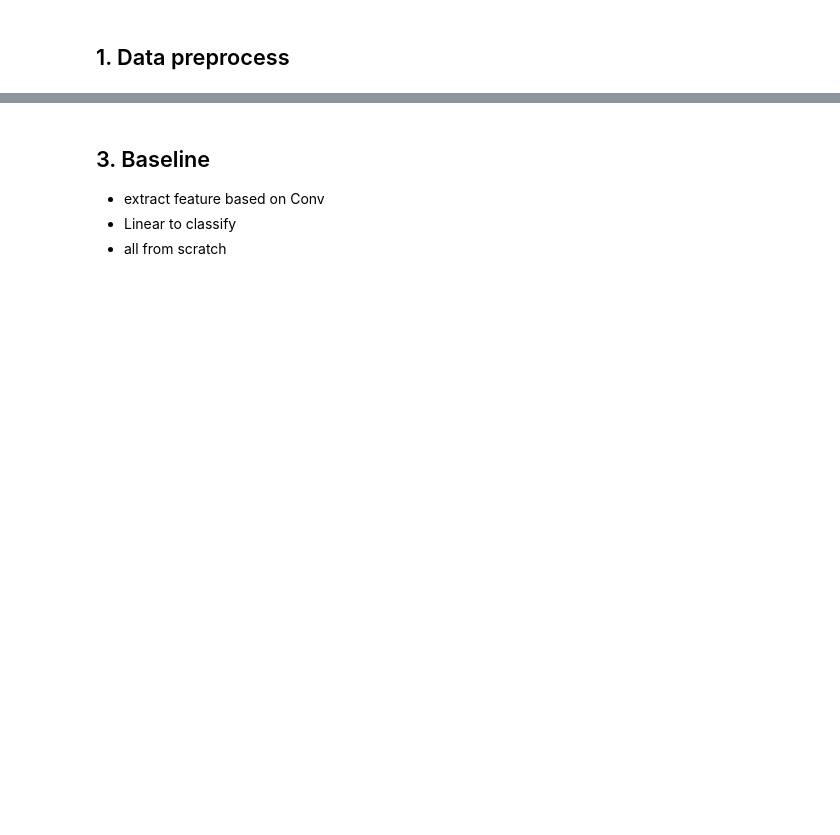
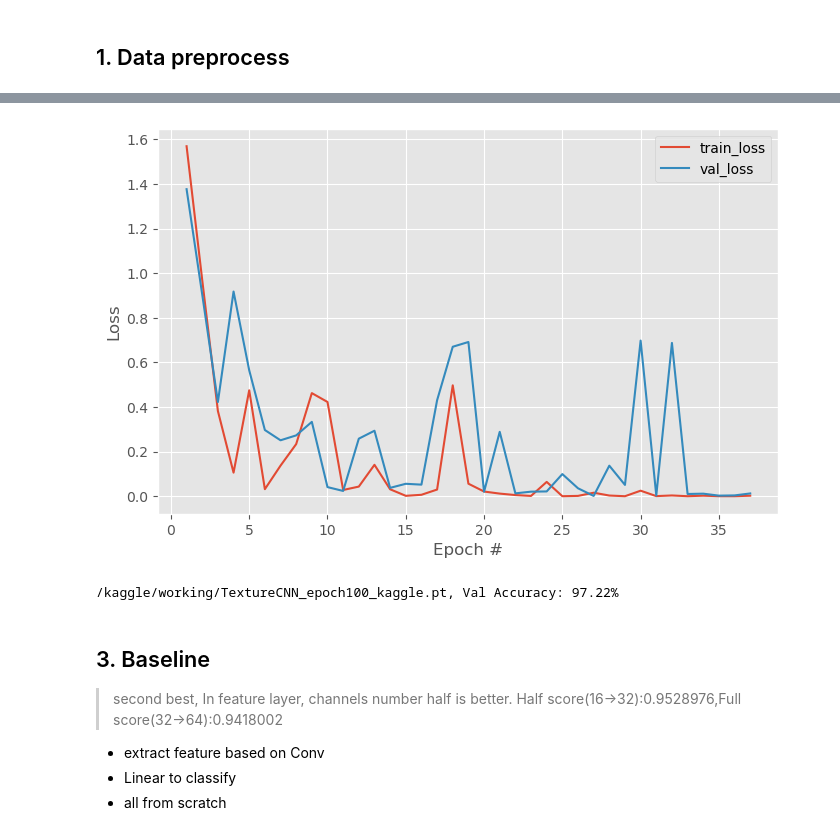
Before and after one commit to How-Wang/Defect-Classifications-of-AOI, a Jupyter notebook: final.ipynb, the cells around one changed output, grey strips where cells are left out. Drawn from its saved outputs; the diff is of its cells as text; code cells hidden in the pictures; blank space fills up the shorter version.

Commit message:
Refreshnew model architectures

```diff
--- a/final.ipynb
+++ b/final.ipynb
@@ -64,12 +149,13 @@ torch.Size([18])
 - Append Upsampling
 - Conv + Linear to classify
 - all from scratch
-# %%
-EPOCHS = 10
+# %%
+model_path = f'/kaggle/working/PSPNet_epoch{EPOCHS}_kaggle.pt'
+predict_csv_path = f'/kaggle/working/PSPNet_epoch{EPOCHS}_kaggle.csv'
 # %%
-class TextureCNN(nn.Module):
+class PSPNet(nn.Module):
     def __init__(self, num_classes):
-        super(TextureCNN, self).__init__()
+        super(PSPNet, self).__init__()
 
         # Conv layers
         self.features = nn.Sequential(
@@ -106,7 +192,6 @@ class TextureCNN(nn.Module):
             nn.Linear(9 * 8 * 8, 128), # output size (N, 128)
             nn.ReLU(),
             nn.Linear(128, num_classes), # output size (N, 6)
-            nn.Sigmoid(),
         )
 
     def forward(self, x):
@@ -142,6 +227,8 @@ criterion = nn.CrossEntropyLoss()
 optimizer = torch.optim.Adam(model.parameters(), lr=0.001)
 
 loss_list = []
+val_loss_list = []
+early_stopper = EarlyStopper(model_path = model_path)
 
 for epoch in range(EPOCHS):
     model.train()
@@ -155,5 +242,21 @@ for epoch in range(EPOCHS):
         loss.backward()
         optimizer.step()
     loss_list.append(loss.item())
+
+    model.eval()
+    with torch.no_grad():
+        tmp_loss_list = []
+        for images, labels in val_dataloader:
+            images = images.to(device)
+            labels = labels.to(device)
+            outputs = model(images)
+            val_loss = criterion(outputs, labels)
+            tmp_loss_list.append(val_loss.item())
+        avg_val_loss = sum(tmp_loss_list)/len(tmp_loss_list)
+        val_loss_list.append(avg_val_loss)
+        if early_stopper.check(avg_val_loss, model):
+            print(f'Epoch [{epoch+1}/{EPOCHS}], Train Loss: {loss.item():.4f}, Val Loss:{avg_val_loss:.4f},\nEarly stop in {epoch+1}!!')
+            break
+
     if (epoch+1) % 1 == 0 or epoch == 0:
-        print(f'Epoch [{epoch+1}/{EPOCHS}], Loss: {loss.item():.4f}')
+        print(f'Epoch [{epoch+1}/{EPOCHS}], Train Loss: {loss.item():.4f}, Val Loss:{avg_val_loss:.4f}')
@@ -172,5 +281,16 @@ plt.show()
+# %%
+Drawloss(loss_list, val_loss_list)
+# %% [output]
+[figure, added]
+# %%
+# torch.save(model, model_path)
+val_accuracy(model_path)
+test_result(model_path, predict_csv_path)
+# %% [output]
+/kaggle/working/TextureCNN_epoch100_kaggle.pt, Val Accuracy: 97.22%
 # %% [markdown]
 ## 3. Baseline
+> second best, In feature layer, channels number half is better. Half score(16->32):0.9528976,Full score(32->64):0.9418002
 - extract feature based on Conv
 - Linear to classify
 - all from scratch
```
Also changed, not shown: parts of 43 cells of this notebook, 11 other files.
